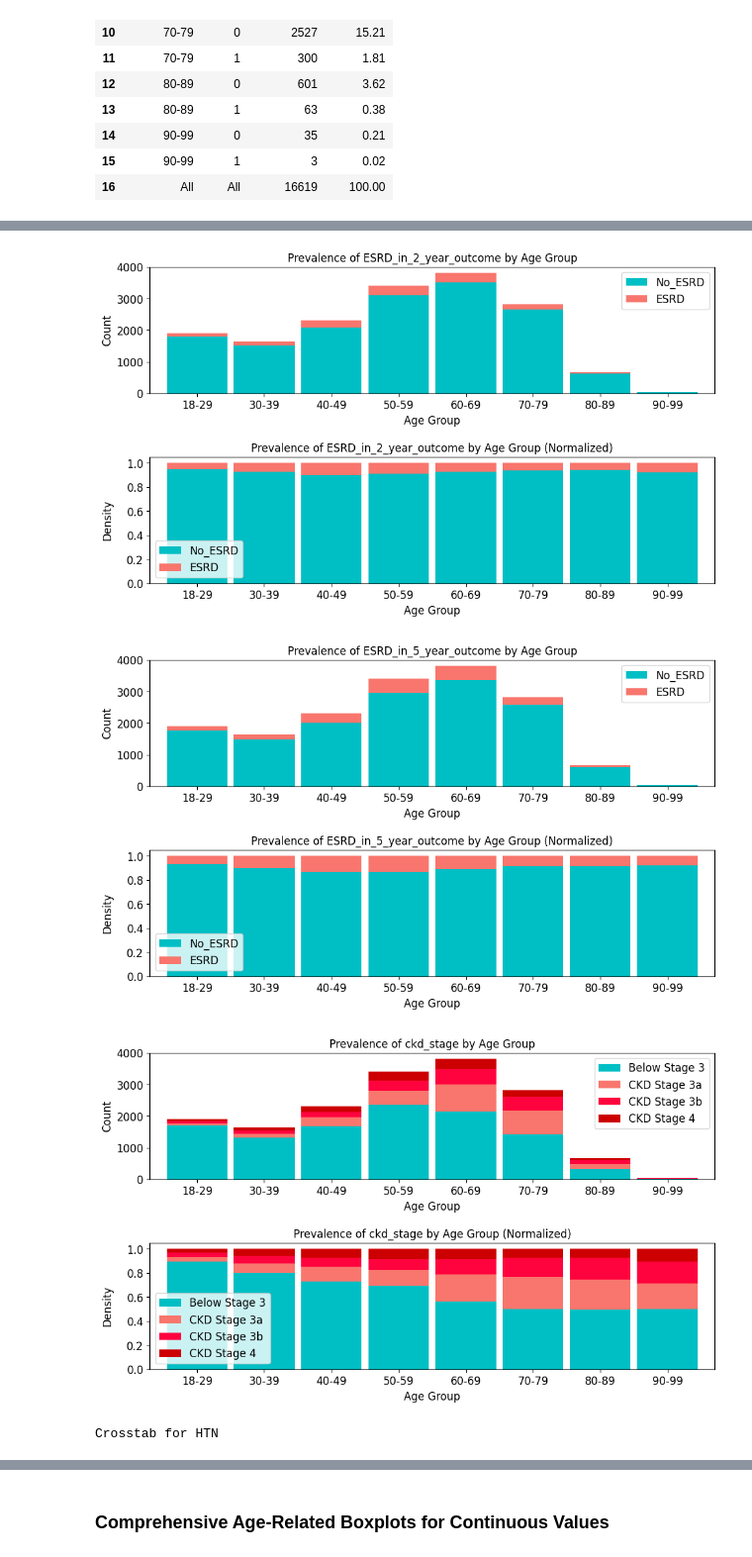
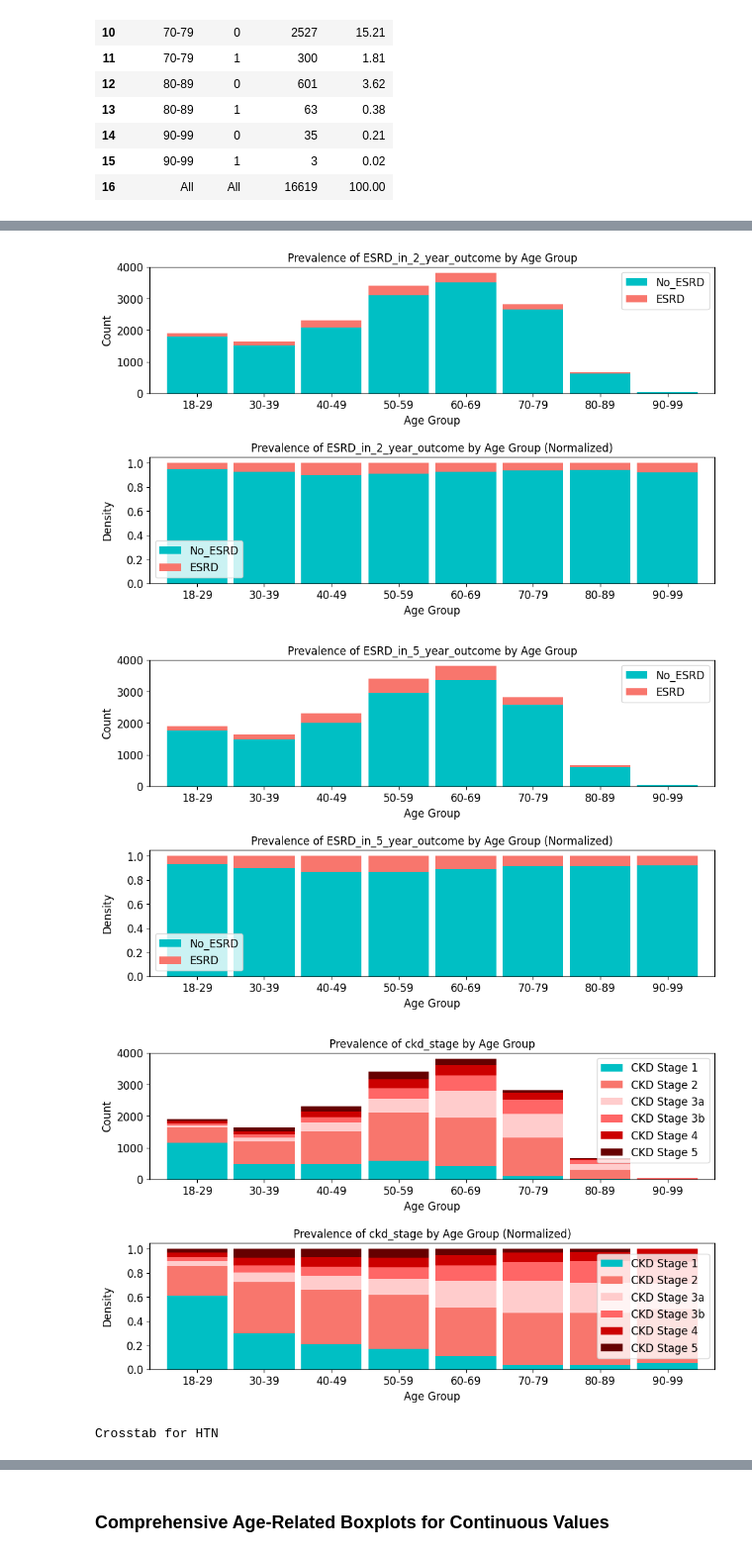
Before and after one commit to lshpaner/seoul_kfre, a Jupyter notebook: notebooks/data_exp_prep.ipynb, the cells around one changed output, grey strips where cells are left out. Shown at 99% size. Cells and saved outputs as stored; diff of their text form; code cells hidden in the pictures.

Commit message:
updated ckd_stage classification code, reran scripts

```diff
--- a/notebooks/data_exp_prep.ipynb
+++ b/notebooks/data_exp_prep.ipynb
@@ -373,7 +362,14 @@ legend_labels_list = [
     ["Male", "Female"],
     ["No_ESRD", "ESRD"],
     ["No_ESRD", "ESRD"],
-    ["Below Stage 3", "CKD Stage 3a", "CKD Stage 3b", "CKD Stage 4"],
+    [
+        "CKD Stage 1",
+        "CKD Stage 2",
+        "CKD Stage 3a",
+        "CKD Stage 3b",
+        "CKD Stage 4",
+        "CKD Stage 5",
+    ],
 ]
 
 # Define titles for the plots
@@ -388,31 +388,31 @@ title = [
 # %%
 crosstabs_dict = stacked_crosstab_plot(
     x=12,
     y=8,
     p=10,
     df=df_eda,
     col="Age_Group",
     func_col=func_col,
     legend_labels_list=legend_labels_list,
     title=title,
     file_prefix="Stacked_Bar_Age",  # Prefix for the filename
     kind="bar",
     width=0.9,
     rot=0,
     image_path_png=image_path_png,
     image_path_svg=image_path_svg,
     save_formats=["png", "svg"],
-    color=["#00BFC4", "#F8766D", "#FF033E", "#CC0000"],
+    color=["#00BFC4", "#F8766D", "#FFCCCC", "#FF6666", "#CC0000", "#660000"],
     output="both",  # Change this to "plots_only", "crosstabs_only", or "both"
     return_dict=True,  # Do not return the dictionary
 )
 # %% [output]
 [figure]
 [figure]
 [figure]
 [figure]
 [figure]
-[figure, old version]
+[figure, new version]
 Crosstab for HTN
 | HTN | No Hypertension | Hypertension | Total | No Hypertension_% | Hypertension_% |
 | Age_Group |  |  |  |  |  |
```
Also changed, not shown: parts of 11 cells of this notebook, 1 other file.
